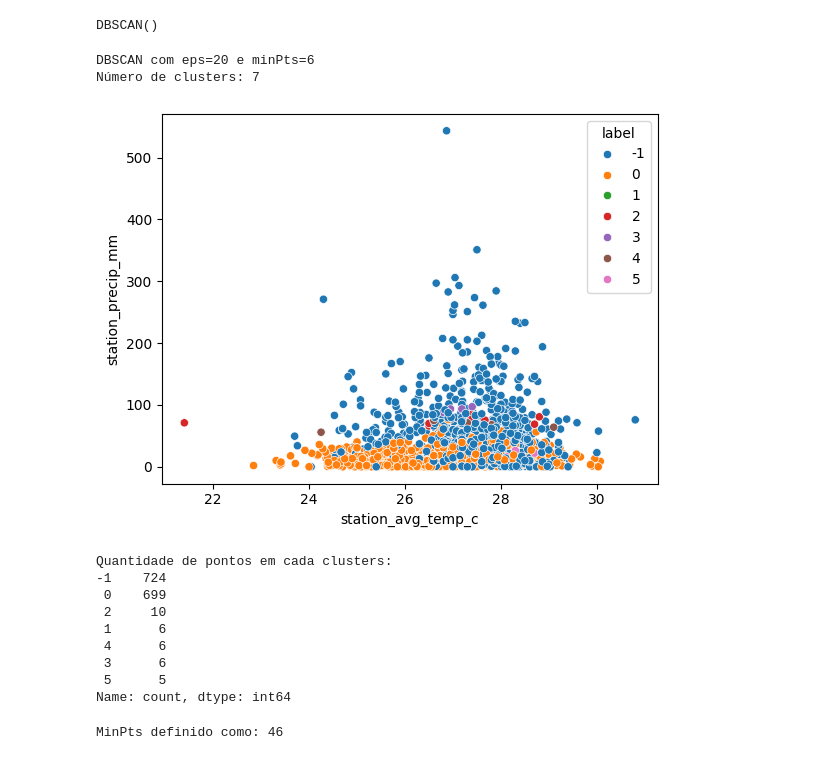
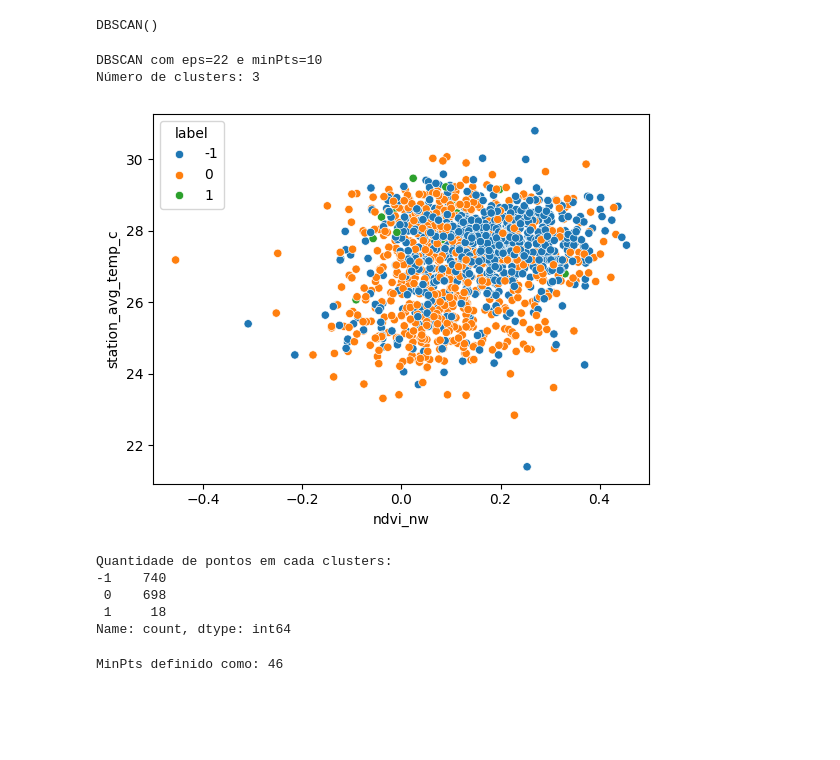
Before and after one commit to zibia-cunha/DengAI_Predicting_MachineLearnII, a Jupyter notebook: dengAI_project.ipynb, the cells around one changed output. Saved outputs shown, nothing was run; the diff lists cells and outputs as text; code cells hidden in the pictures; blank space fills up the shorter version.

```diff
--- a/dengAI_project.ipynb
+++ b/dengAI_project.ipynb
@@ -300,22 +504,18 @@ def plot_dbscan(df, eps, min_pts, x1, x2):
     return df_result, n_clusters
 # %%
 df_result, n_clusters = plot_dbscan(numerical_data,
-                                   eps = 20,
-                                   x1 = "station_avg_temp_c",
-                                   x2 = "station_precip_mm",
-                                   min_pts = 6)
+                                   eps = 22,
+                                   x1 = "ndvi_nw",
+                                   x2 = "station_avg_temp_c",
+                                   min_pts = 10)
 # %% [output]
-DBSCAN com eps=20 e minPts=6
-Número de clusters: 7
+DBSCAN com eps=22 e minPts=10
+Número de clusters: 3
-[figure, old version]
+[figure, new version]
 Quantidade de pontos em cada clusters:
--1    724
- 0    699
- 2     10
- 1      6
- 4      6
- 3      6
- 5      5
+-1    740
+ 0    698
+ 1     18
 Name: count, dtype: int64
 # %%
 dimensionalidade = numerical_data.shape[1]  # Número de colunas (dimensões)
```
Also changed, not shown: parts of 67 cells of this notebook, 1 other file.
